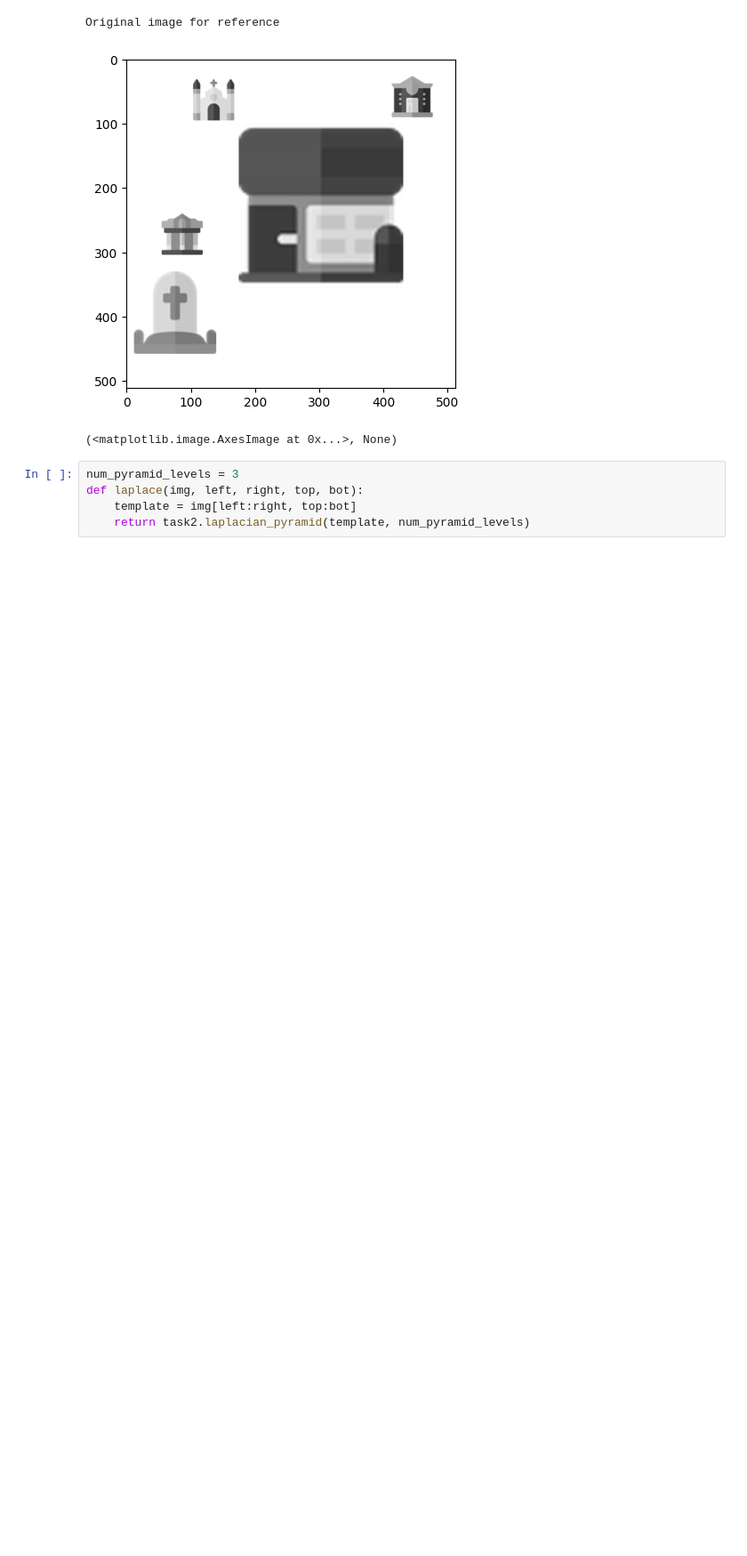
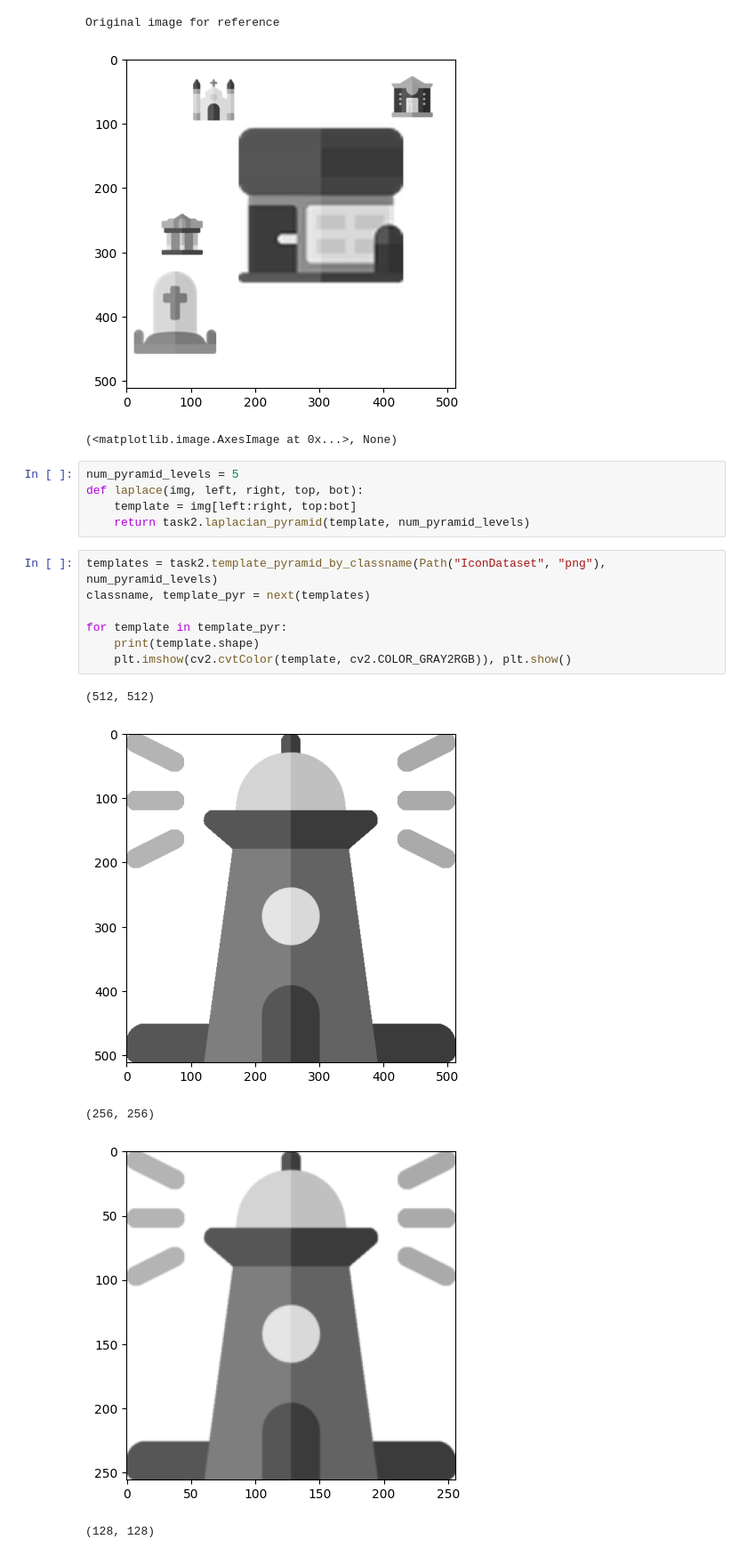
Before and after one commit to coeus-uk/computer-vision, a Jupyter notebook: Task2.ipynb, the cells around one changed output. Shown at 89% size. Drawn from its saved outputs; the diff is of its cells as text; blank space fills up the shorter version.

```diff
--- a/Task2.ipynb
+++ b/Task2.ipynb
@@ -152,7 +150,20 @@ Original image for reference
 [figure]
 (<matplotlib.image.AxesImage at 0x...>, None)
 # %%
-num_pyramid_levels = 3
+num_pyramid_levels = 5
 def laplace(img, left, right, top, bot):
     template = img[left:right, top:bot]
     return task2.laplacian_pyramid(template, num_pyramid_levels)
+# %%
+templates = task2.template_pyramid_by_classname(Path("IconDataset", "png"), num_pyramid_levels)
+classname, template_pyr = next(templates)
+
+for template in template_pyr:
+    print(template.shape)
+    plt.imshow(cv2.cvtColor(template, cv2.COLOR_GRAY2RGB)), plt.show()
+# %% [output]
+(512, 512)
+[figure, added]
+(256, 256)
+[figure, added]
+(128, 128)
```
Also changed, not shown: parts of 6 cells of this notebook, 2 other files.
